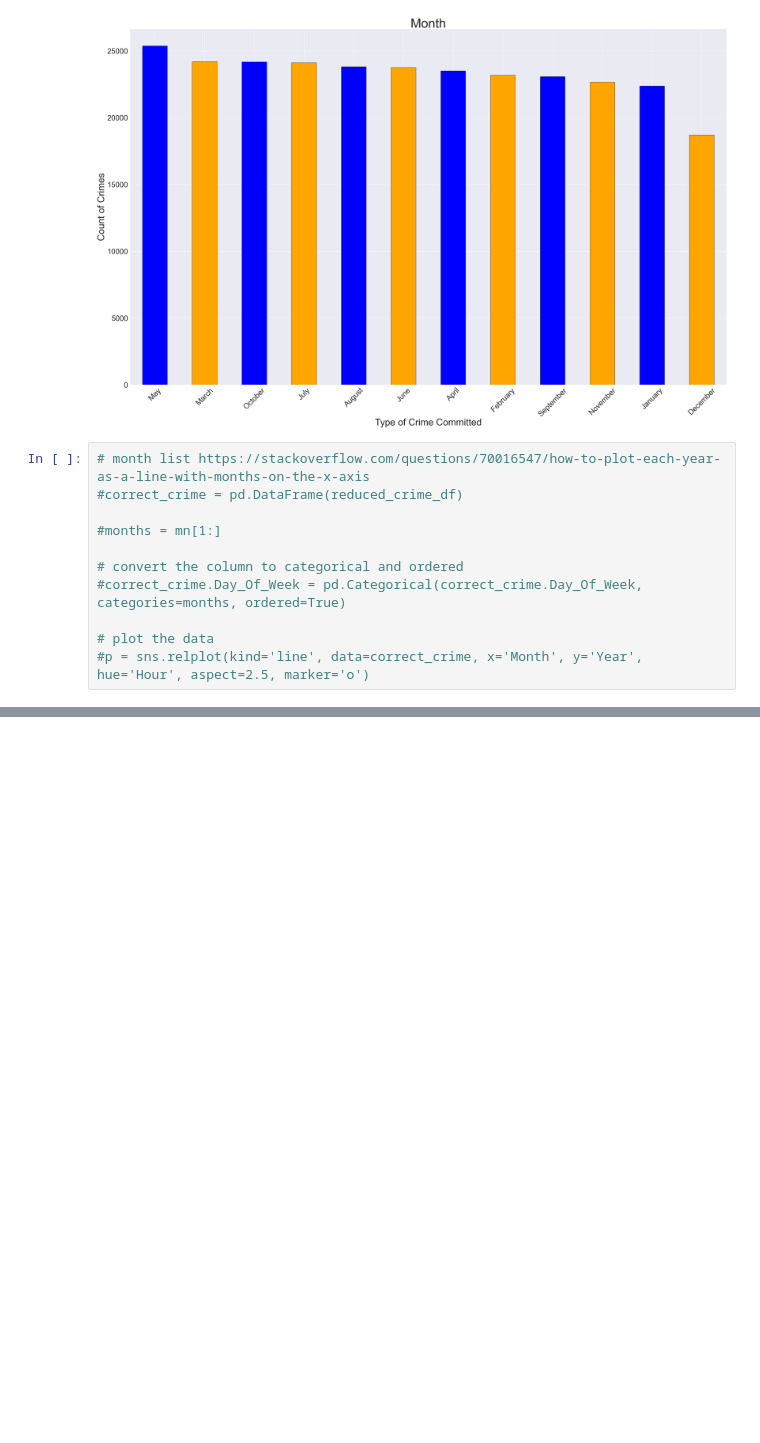
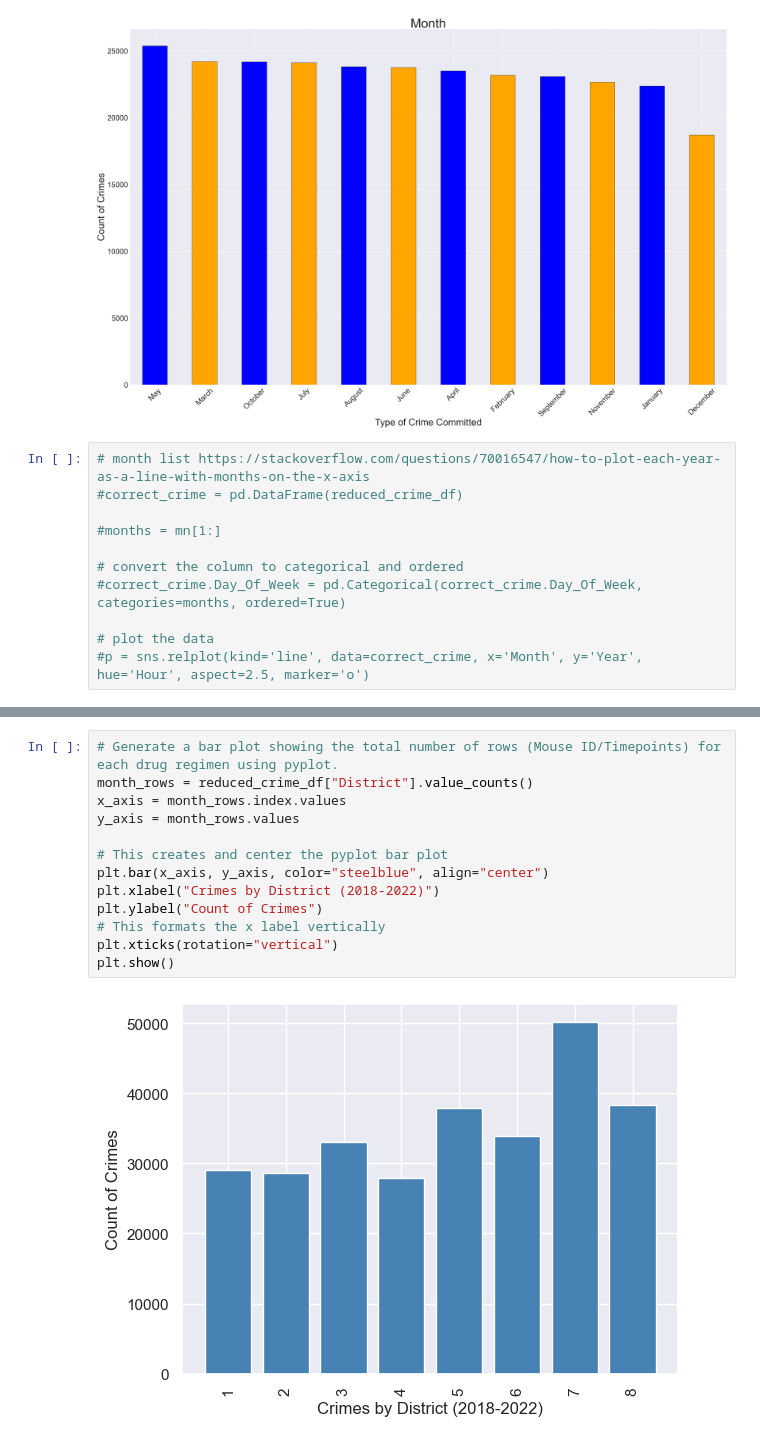
Before and after one commit to todd-petruska/Group_Project_1, a Jupyter notebook: Untitled.ipynb, the cells around one changed output, grey strips where cells are left out. Cells and saved outputs as stored; diff of their text form; blank space fills up the shorter version.

```diff
--- a/Untitled.ipynb
+++ b/Untitled.ipynb
@@ -406,0 +441,15 @@ plt.show()
+# %%
+# Generate a bar plot showing the total number of rows (Mouse ID/Timepoints) for each drug regimen using pyplot.
+month_rows = reduced_crime_df["District"].value_counts()
+x_axis = month_rows.index.values
+y_axis = month_rows.values
+
+# This creates and center the pyplot bar plot
+plt.bar(x_axis, y_axis, color="steelblue", align="center")
+plt.xlabel("Crimes by District (2018-2022)")
+plt.ylabel("Count of Crimes")
+# This formats the x label vertically
+plt.xticks(rotation="vertical")
+plt.show()
+# %% [output]
+[figure, added]
```
Also changed, not shown: parts of 30 cells of this notebook, 5 other files.
